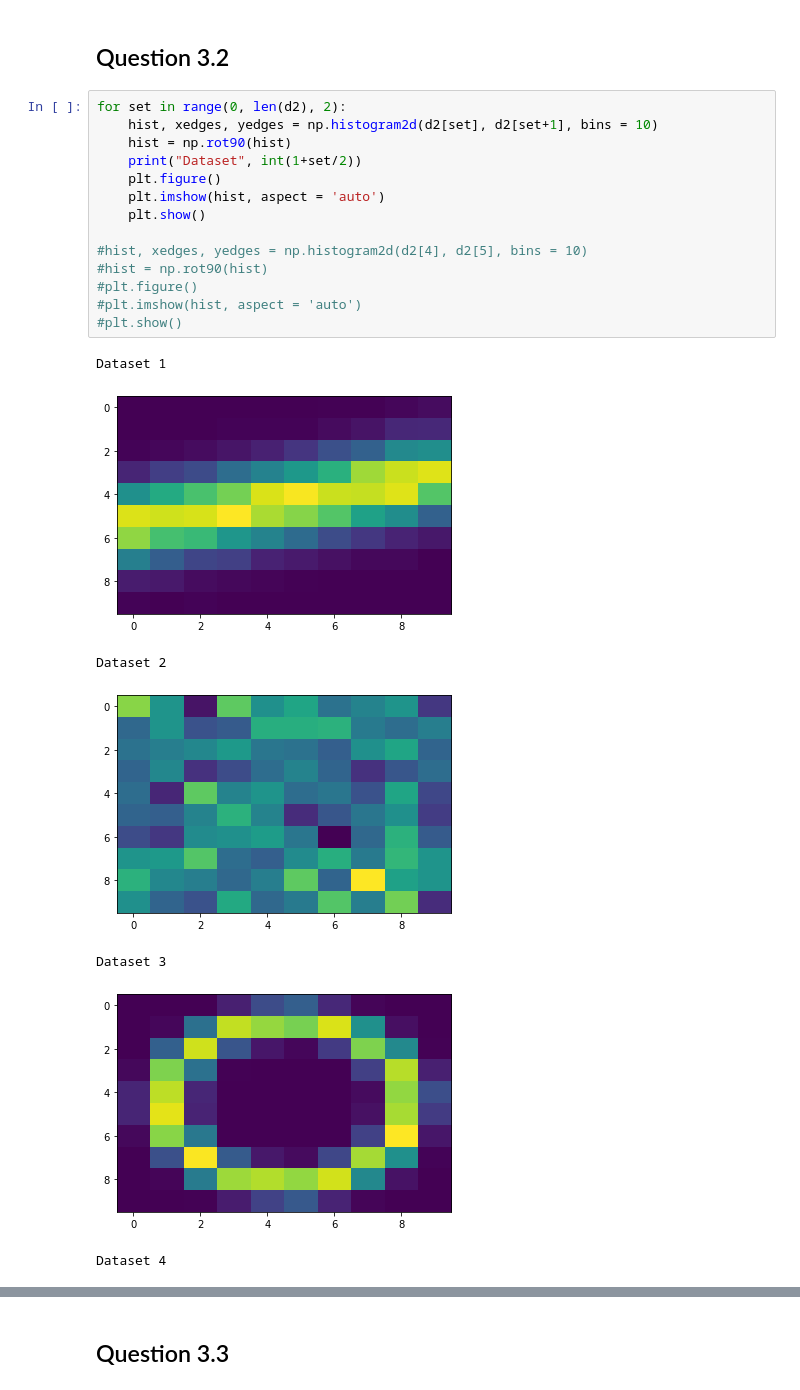
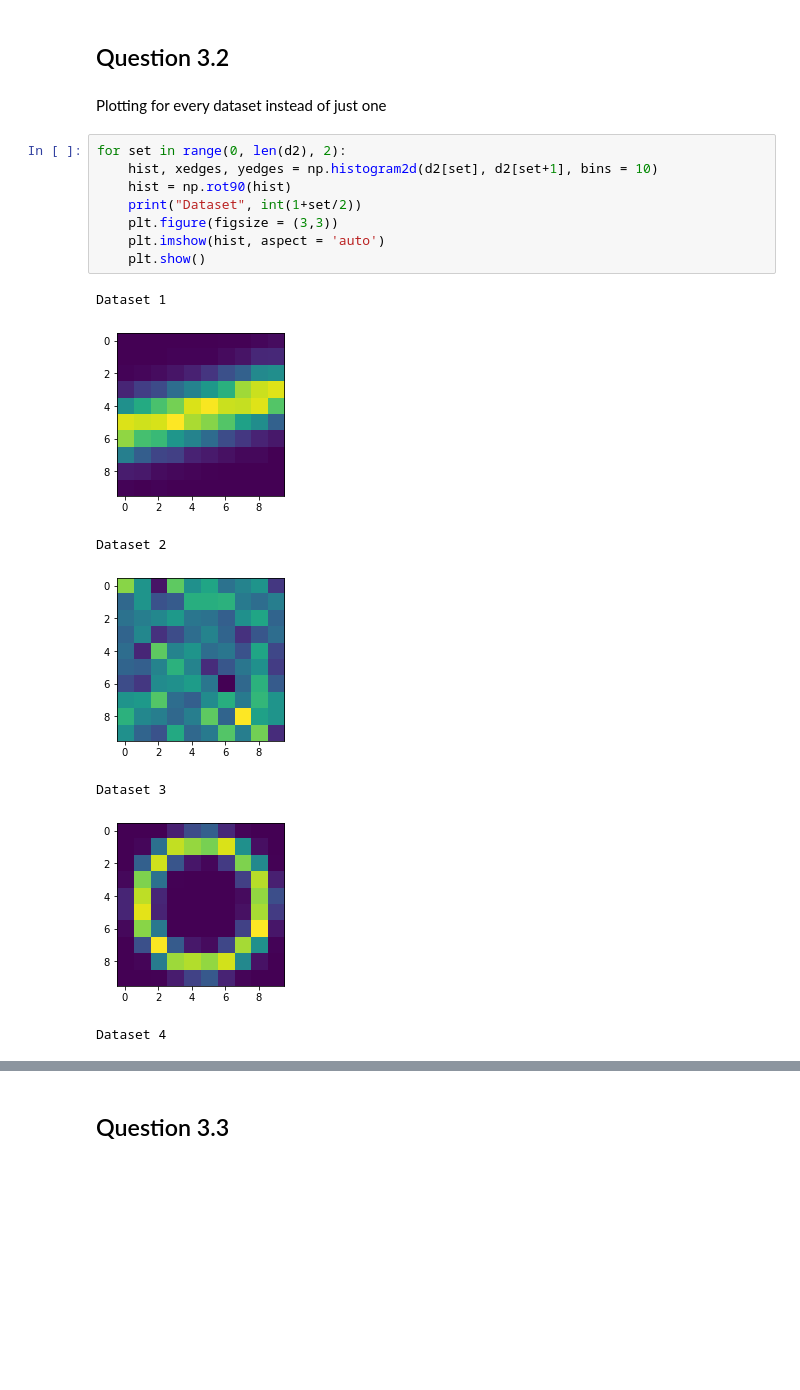
Before and after one commit to Osmago/PSB_Assignment1, a Jupyter notebook: Assignment 1.ipynb, the cells around one changed output, grey strips where cells are left out. Cells and saved outputs as stored; diff of their text form; blank space fills up the shorter version.

```diff
--- a/Assignment 1.ipynb
+++ b/Assignment 1.ipynb
@@ -134,25 +135,21 @@ def correlation(x, y):
     return sum_xy/(sum_x2*sum_y2)**(1/2)
 # %% [markdown]
 ## Question 3.2
+# %% [markdown]
+Plotting for every dataset instead of just one
 # %%
 for set in range(0, len(d2), 2):
     hist, xedges, yedges = np.histogram2d(d2[set], d2[set+1], bins = 10)
     hist = np.rot90(hist)
     print("Dataset", int(1+set/2))
-    plt.figure()
+    plt.figure(figsize = (3,3))
     plt.imshow(hist, aspect = 'auto')
     plt.show()
-
-#hist, xedges, yedges = np.histogram2d(d2[4], d2[5], bins = 10)
-#hist = np.rot90(hist)
-#plt.figure()
-#plt.imshow(hist, aspect = 'auto')
-#plt.show()
 # %% [output]
 Dataset 1
-[figure, old version]
+[figure, new version]
 Dataset 2
-[figure, old version]
+[figure, new version]
 Dataset 3
-[figure, old version]
+[figure, new version]
 Dataset 4
```
Also changed, not shown: parts of 4 cells of this notebook, 1 other file.
